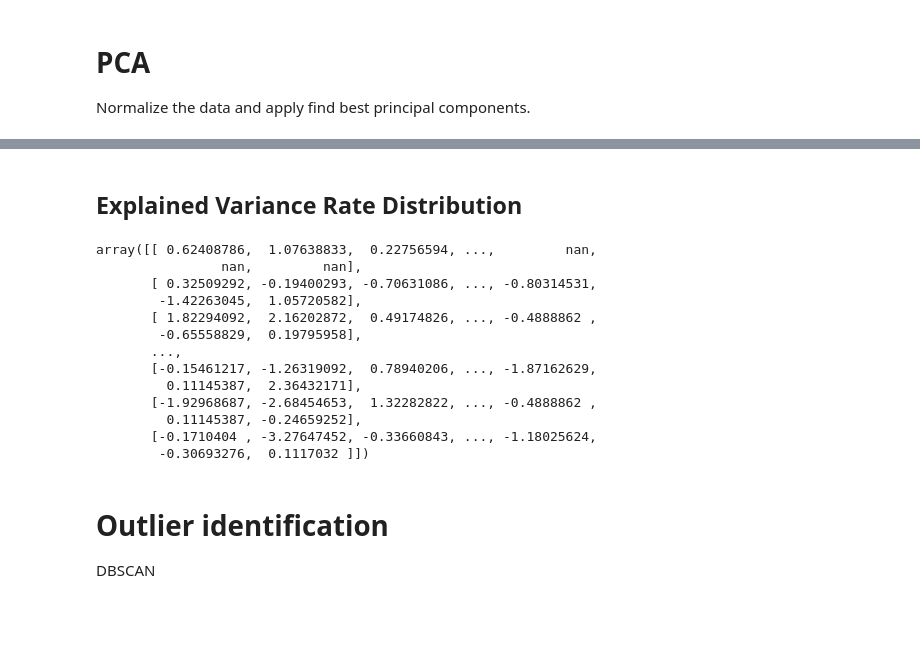
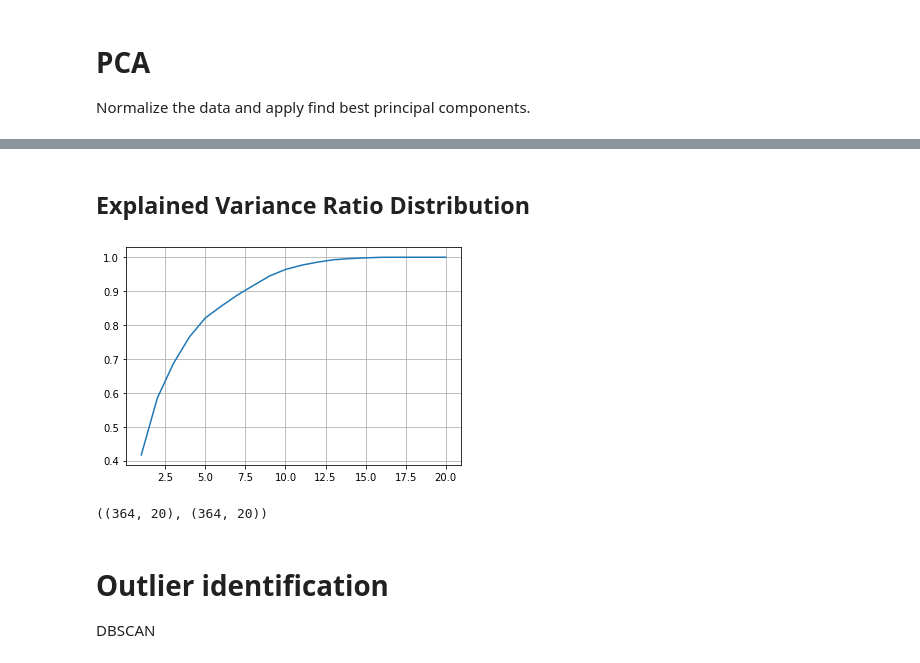
Before and after one commit to GummyBearStudioTeam/ESI_MLTechniques, a Jupyter notebook: Milestone1_Unsupervised.ipynb, the cells around one changed output, grey strips where cells are left out. Saved outputs shown, nothing was run; the diff lists cells and outputs as text; code cells hidden in the pictures; blank space fills up the shorter version.

```diff
--- a/Milestone1_Unsupervised.ipynb
+++ b/Milestone1_Unsupervised.ipynb
@@ -9,7 +9,7 @@ import matplotlib.pyplot as plt
 import sklearn
 import sklearn.preprocessing
 # %%
-df = pd.read_csv('data/dengue_features_train.csv')
+df = pd.read_csv('dengue_features_train.csv')
 # %% [markdown]
 ## Filter data for group subset
 Our group is working on dataset San Juan 1992-98
@@ -41,3 +41,9 @@ df.head()
 | 91 | NaN | 0.048300 | 0.173671 | 0.191929 | 0.00 | 297.420000 | 297.550000 | ... |
 # %% [markdown]
 # Fill NaN
+# %%
+df.isna().sum()
+# ffill: propagate last valid observation forward to next valid backfill
+# @ Check other methods
+df.fillna(method="bfill", inplace=True)
+df.isna().sum()
@@ -56,3 +80,8 @@ Normalize the data and apply find best principal components.
 # Other scalers can be used
 scaler = sklearn.preprocessing.StandardScaler()
 X = scaler.fit_transform(df)
+# %%
+from sklearn.decomposition import PCA
+pca = PCA()
+X_pca = pca.fit_transform(X)
+X_pca.shape
@@ -59,21 +109,20 @@ X = scaler.fit_transform(df)
 # %% [markdown]
-## Explained Variance Rate Distribution
+## Explained Variance Ratio Distribution
-# %%
-X
-# %% [output]
-array([[ 0.62408786,  1.07638833,  0.22756594, ...,         nan,
-                nan,         nan],
-       [ 0.32509292, -0.19400293, -0.70631086, ..., -0.80314531,
-        -1.42263045,  1.05720582],
-       [ 1.82294092,  2.16202872,  0.49174826, ..., -0.4888862 ,
-        -0.65558829,  0.19795958],
-       ...,
-       [-0.15461217, -1.26319092,  0.78940206, ..., -1.87162629,
-         0.11145387,  2.36432171],
-       [-1.92968687, -2.68454653,  1.32282822, ..., -0.4888862 ,
-         0.11145387, -0.24659252],
-       [-0.1710404 , -3.27647452, -0.33660843, ..., -1.18025624,
-        -0.30693276,  0.1117032 ]])
+# %%
+
+exp_cum_var = np.cumsum(pca.explained_variance_ratio_)
+plt.plot(
+    range(1, exp_cum_var.shape[0] + 1),
+    exp_cum_var#,
+    #labels={"x": "# Components", "y": "Explained Variance"}
+)
+plt.grid()
+# %% [output]
+[figure, added]
+# %%
+X_pca.shape, X.shape
+# %% [output]
+((364, 20), (364, 20))
 # %% [markdown]
 # Outlier identification
 DBSCAN
```
Also changed, not shown: parts of 16 cells of this notebook.
